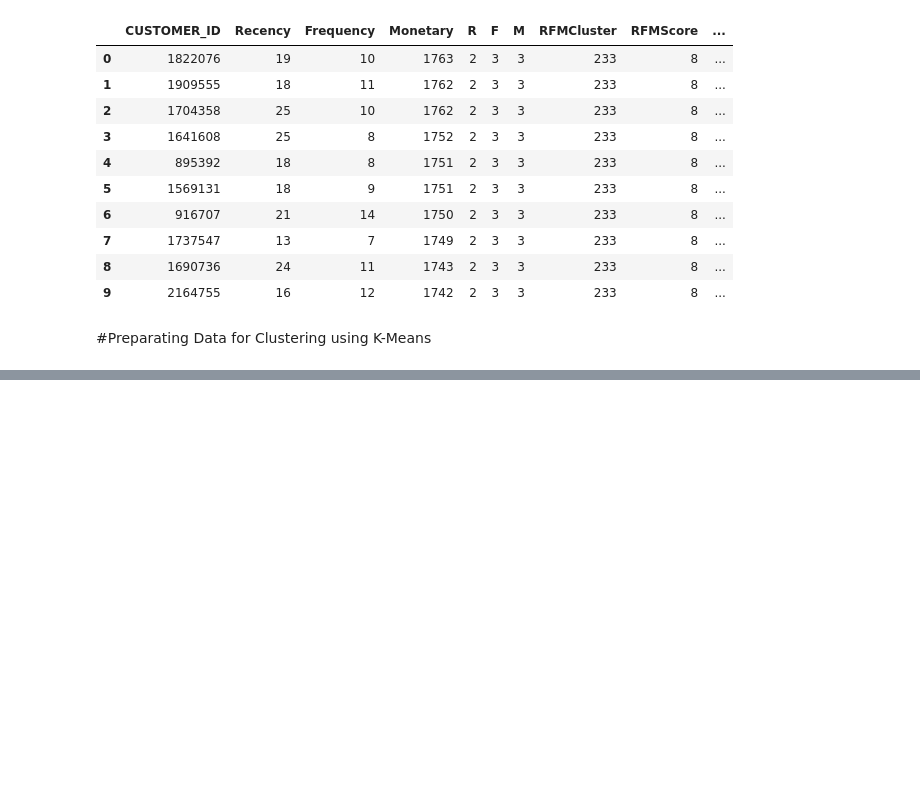
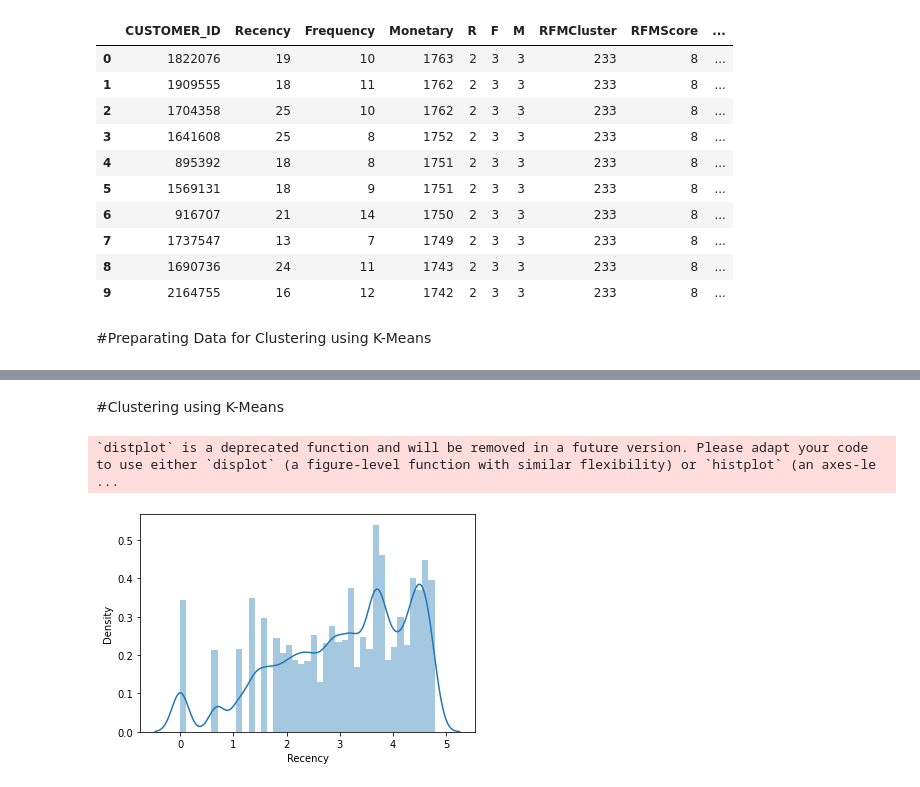
Before and after one commit to kristaLumbantoruan/customer-clustering-for-crm-in-xyz-store, a Jupyter notebook: Customer_Clustering.ipynb, the cells around one changed output, grey strips where cells are left out. Drawn from its saved outputs; the diff is of its cells as text; code cells hidden in the pictures; blank space fills up the shorter version.

```diff
--- a/Customer_Clustering.ipynb
+++ b/Customer_Clustering.ipynb
@@ -402,8 +417,8 @@ RFMScoring.head()
 | 1359 | 87 | 3 | 364 | 4 | 4 | 4 | 444 | 12 |
 | 1823 | 36 | 14 | 2607 | 3 | 3 | 2 | 332 | 8 |
 # %%
-#Assign loyalty level to each customer -- class label
-loyalty_level = ['Superstars', 'Golden', 'Occasional', 'Everyday', 'Dormant']
+#Make loyalty level to each customer -- class label
+loyalty_level = ['Dormant', 'Everyday', 'Occasional', 'Golden', 'Superstars']
 score_cuts = pd.qcut(RFMScoring.RFMScore, q = 5, labels = loyalty_level)
 RFMScoring['RFMLoyalty_Level'] = score_cuts.values
 RFMScoring.reset_index().head()
@@ -657,0 +667,23 @@ po.iplot(fig)
+# %% [markdown]
+#Clustering using K-Means
+# %%
+#Control negative and zero values
+#Handle infinite numbers during log transformation
+def control_neg_zero(num):
+  if num <= 0:
+    return 1
+  else:
+      return num
+#Make control_neg_zero function to Recency and Monetary columns
+RFMScoring['Recency'] = [control_neg_zero(x) for x in RFMScoring.Recency]
+RFMScoring['Monetary'] = [control_neg_zero(x) for x in RFMScoring.Monetary]
+
+#Build log transformation to make data into normal or / and near normal dist
+Log_Td_Data = RFMScoring[['Recency', 'Frequency','Monetary']].apply(np.log, axis = 1).round(3)
+# %%
+#Data dist after data normalization for Recency
+Plot_Recency = Log_Td_Data['Recency']
+ax = sns.distplot(Plot_Recency)
+# %% [output]
+`distplot` is a deprecated function and will be removed in a future version. Please adapt your code to use either `displot` (a figure-level function with similar flexibility) or `histplot` (an axes-le ...
+[figure, added]
```
Also changed, not shown: parts of 21 cells of this notebook.
